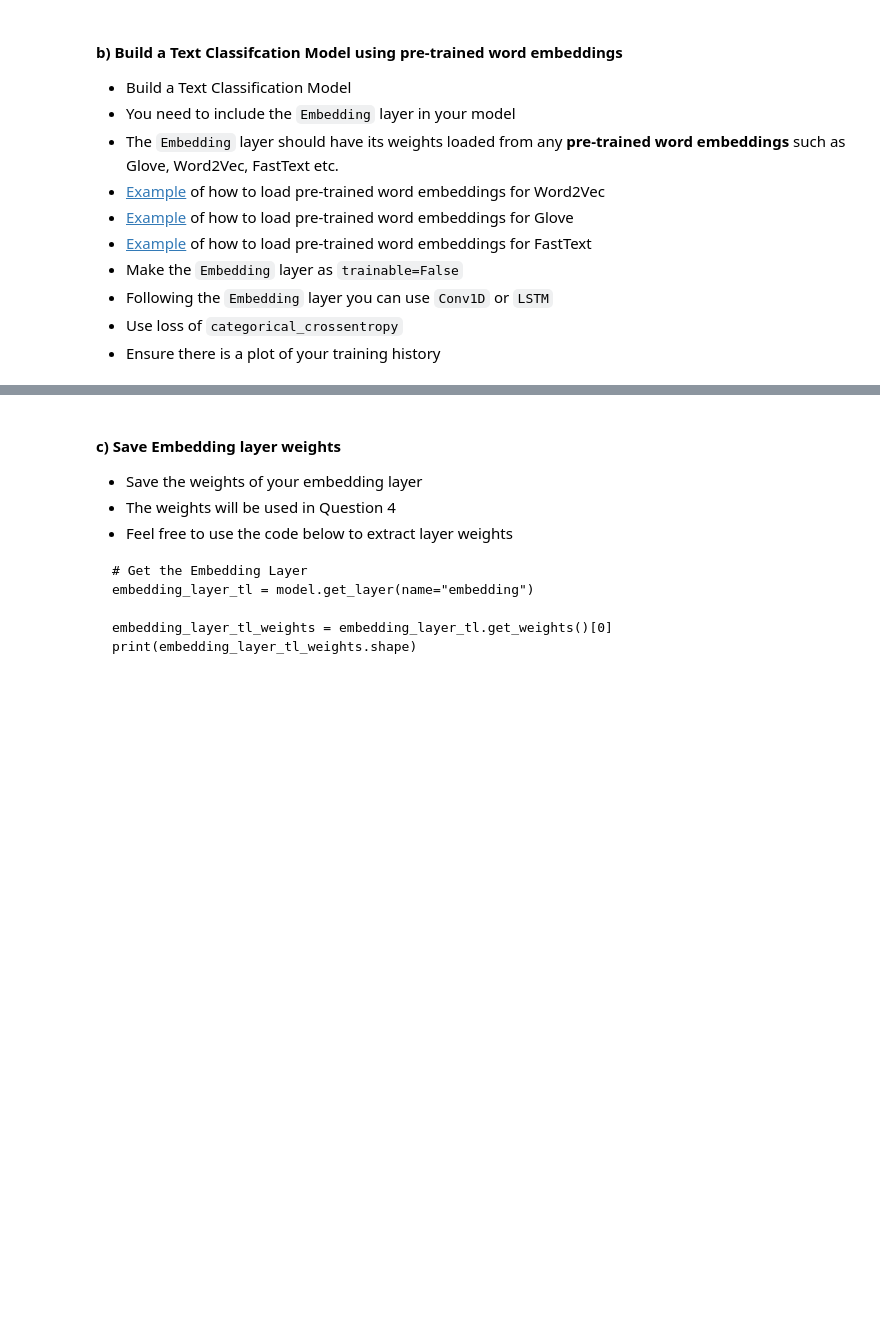
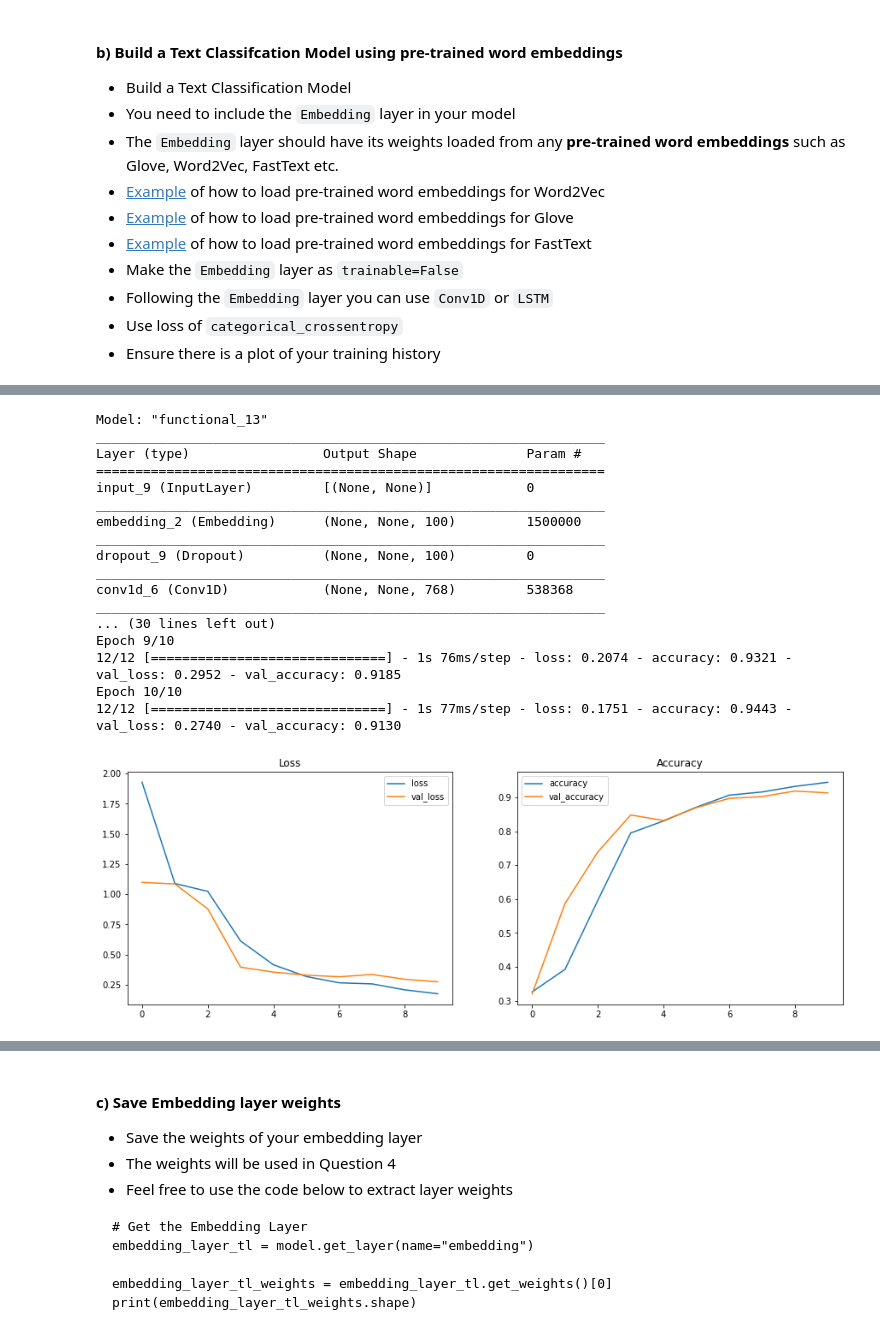
Before and after one commit to jackxxu/2020F-AC295, a Jupyter notebook: exercises/exercise6/AC_295_Fall_2020_Exercise_6.ipynb, the cells around one changed output, grey strips where cells are left out. Saved outputs shown, nothing was run; the diff lists cells and outputs as text; code cells hidden in the pictures; blank space fills up the shorter version.

```diff
--- a/exercises/exercise6/AC_295_Fall_2020_Exercise_6.ipynb
+++ b/exercises/exercise6/AC_295_Fall_2020_Exercise_6.ipynb
@@ -449,0 +576,9 @@ print(embedding_layer_no_tl_weights.shape)
+# %%
+embeddings_index = {}
+with open('glove.6B.100d.txt') as f:
+    for line in f:
+        word, coefs = line.split(maxsplit=1)
+        coefs = np.fromstring(coefs, "f", sep=" ")
+        embeddings_index[word] = coefs
+
+embedding_dim = len(embeddings_index['hello'])
@@ -449,0 +608,52 @@ print(embedding_layer_no_tl_weights.shape)
+# %%
+embedding_dim = 768
+
+inputs = tf.keras.Input(shape=(None,))
+
+# Next, we add a layer to map those vocab indices into a space of dimensionality
+# 'embedding_dim'.
+# x = embedding_layer(max_features, embedding_dim, name="embedding")(inputs)
+x = embedding_layer(inputs)
+x = layers.Dropout(0.5)(x)
+
+# Conv1D + global max pooling
+x = layers.Conv1D(embedding_dim, 7, padding="valid", activation="relu", strides=3)(x)
+x = layers.Conv1D(embedding_dim, 7, padding="valid", activation="relu", strides=3)(x)
+x = layers.GlobalMaxPooling1D()(x)
+
+# We add a vanilla hidden layer:
+x = layers.Dense(embedding_dim, activation="relu")(x)
+x = layers.Dropout(0.5)(x)
+
+# We project onto a single unit output layer, and squash it with a sigmoid:
+predictions = layers.Dense(3, activation="softmax", name="predictions")(x)
+
+model = tf.keras.Model(inputs, predictions)
+
+# Compile the model with binary crossentropy loss and an adam optimizer.
+model.compile(loss="categorical_crossentropy", optimizer="adam", metrics=["accuracy"])
+
+model.summary()
+epochs = 10
+training_results = model.fit(train_data, validation_data=validation_data, epochs=epochs)
+
+evaluate_model(model, validation_data, training_results)
+# %% [output]
+Model: "functional_13"
+_________________________________________________________________
+Layer (type)                 Output Shape              Param #
+=================================================================
+input_9 (InputLayer)         [(None, None)]            0
+_________________________________________________________________
+embedding_2 (Embedding)      (None, None, 100)         1500000
+_________________________________________________________________
+dropout_9 (Dropout)          (None, None, 100)         0
+_________________________________________________________________
+conv1d_6 (Conv1D)            (None, None, 768)         538368
+_________________________________________________________________
+... (30 lines left out)
+Epoch 9/10
+12/12 [==============================] - 1s 76ms/step - loss: 0.2074 - accuracy: 0.9321 - val_loss: 0.2952 - val_accuracy: 0.9185
+Epoch 10/10
+12/12 [==============================] - 1s 77ms/step - loss: 0.1751 - accuracy: 0.9443 - val_loss: 0.2740 - val_accuracy: 0.9130
+[figure, added]
```
Also changed, not shown: parts of 31 cells of this notebook.
